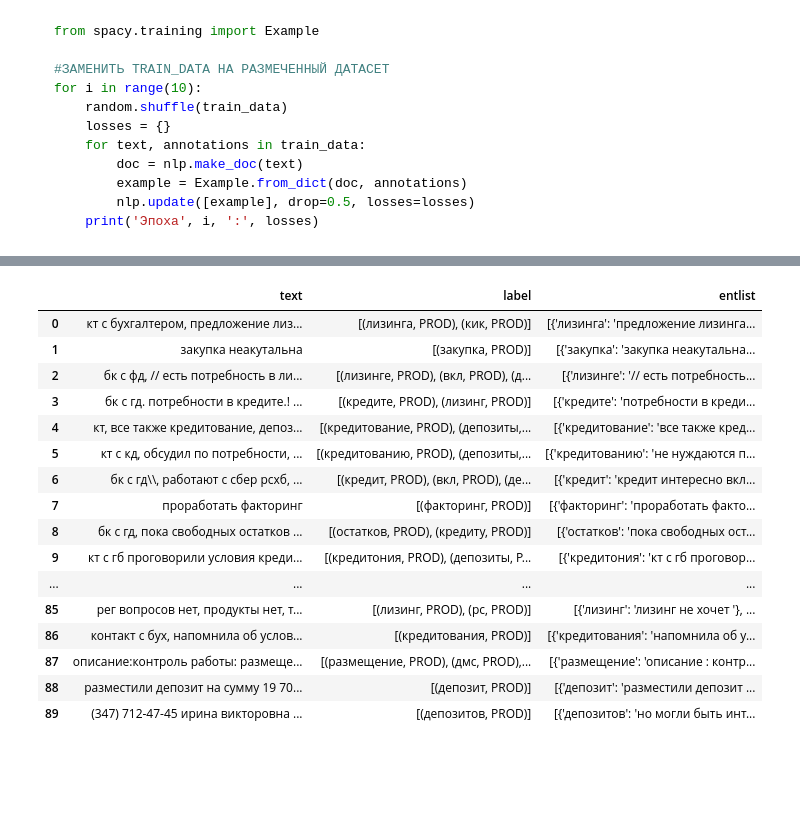
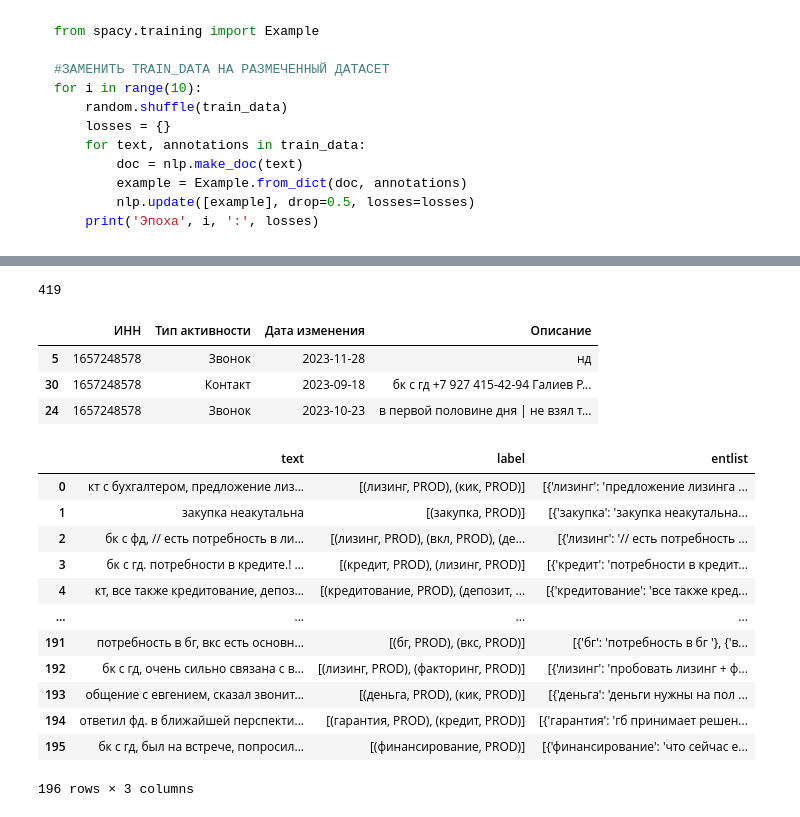
Before and after one commit to ThrallPraudmur/Transformers, a Jupyter notebook: L1ga_Project.ipynb, the cells around one changed output, grey strips where cells are left out. Drawn from its saved outputs; the diff is of its cells as text; code cells hidden in the pictures; blank space fills up the shorter version.

```diff
--- a/L1ga_Project.ipynb
+++ b/L1ga_Project.ipynb
@@ -402,0 +326,17 @@ Average Jaccard Score is 0.37380952380952376
+# %%
+training_data = [
+    ('бк с гд, попросил набрать в пн', {"entities": []})
+    ]
+
+train_examples = []
+for text, annotations in training_data:
+    doc = nlp.make_doc(text)
+    example = Example.from_dict(doc, annotations)
+    train_examples.append(example)
+
+for epoch in range(10):
+    train_examples = shuffle(train_examples)
+    losses = {}
+    for example in train_examples:
+        nlp.update([example], drop = 0.1, losses = losses)
+    print('Эпоха', epoch, ':', losses)
@@ -402,0 +354,2 @@ Average Jaccard Score is 0.37380952380952376
+# %%
+doc = nlp('бк с гд. потребности в кредите.! лизинг нет потребности.')
@@ -403,7 +381,14 @@ Average Jaccard Score is 0.37380952380952376
+# %%
+len(y_pred)
+# %% [output]
+419
 # %%
 # ОСТАВЛЯЕМ ТОЛЬКО СУЩНОСТИ И ИХ ОКРУЖЕНИЕ
-def create_partlist(comment):
+def entlist_to_form(comment):
+    comment = comment.lower()
     partlist = []
+    entlist = []
+    # Пустая строки
     current_part = ''
     doc = nlp(comment)
     for token in doc:
@@ -413,43 +398,39 @@ def create_partlist(comment):
         else:
             current_part += token.text
             current_part += ' '
+    # Если строка НЕ пустая, добавим часть предложения, в список
     if current_part:
         partlist.append(current_part)
-    return partlist
-
-def entity_extract(partlist):
-    entlist = []
+    # Пройдём по ранее заготовленному списку partlist
     for part in partlist:
-        doc = nlp(part)
         for ent in doc.ents:
-            if ent.label_ == 'PROD':
-                entlist.append({ent.text: part}) #ПРИВОДИМ К ФОРМАТУ СУЩНОСТЬ-ЗНАЧЕНИЕ
+            if ent.label_ == 'PROD' and ent.text in part:
+                entlist.append({ent.lemma_: part}) #ПРИВОДИМ К ФОРМАТУ СУЩНОСТЬ-ЗНАЧЕНИЕ
     return entlist
+# %%
+data = pd.read_excel('INN_1657248578.xlsx')
+data.sample(3)
+# %% [output]
+|  | ИНН | Тип активности | Дата изменения | Описание |
+| 5 | 1657248578 | Звонок | 2023-11-28 | нд |
+| 30 | 1657248578 | Контакт | 2023-09-18 | бк с гд +7 927 415-42-94 Галиев Р... |
+| 24 | 1657248578 | Звонок | 2023-10-23 | в первой половине дня | не взял т... |
 # %%
-pd.set_option('display.max_colwidth', None)
-pd.set_option('display.max_rows', None)
-
-data_to_train['partlist'] = data_to_train['text'].apply(create_partlist)
-data_to_train['nlp'] = data_to_train['text'].apply(lambda x: nlp(x))
-data_to_train['label'] = data_to_train['nlp'].apply(lambda x: [(ent.text, ent.label_) for ent in x.ents])
-data_to_train['entlist'] = data_to_train['partlist'].apply(entity_extract)
+data_to_train['label'] = data_to_train['text'].apply(lambda x: [(ent.lemma_, ent.label_) for ent in nlp(x).ents])
+data_to_train['entlist'] = data_to_train['text'].apply(entlist_to_form)
 
 data_to_train[['text', 'label', 'entlist']]
 # %% [output]
 |  | text | label | entlist |
-| 0 | кт с бухгалтером, предложение лиз... | [(лизинга, PROD), (кик, PROD)] | [{'лизинга': 'предложение лизинга... |
+| 0 | кт с бухгалтером, предложение лиз... | [(лизинг, PROD), (кик, PROD)] | [{'лизинг': 'предложение лизинга ... |
 | 1 | закупка неакутальна | [(закупка, PROD)] | [{'закупка': 'закупка неакутальна... |
-| 2 | бк с фд, // есть потребность в ли... | [(лизинге, PROD), (вкл, PROD), (д... | [{'лизинге': '// есть потребность... |
-| 3 | бк с гд. потребности в кредите.! ... | [(кредите, PROD), (лизинг, PROD)] | [{'кредите': 'потребности в креди... |
-| 4 | кт, все также кредитование, депоз... | [(кредитование, PROD), (депозиты,... | [{'кредитование': 'все также кред... |
-| 5 | кт с кд, обсудил по потребности, ... | [(кредитованию, PROD), (депозиты,... | [{'кредитованию': 'не нуждаются п... |
-| 6 | бк с гд\\, работают с сбер рсхб, ... | [(кредит, PROD), (вкл, PROD), (де... | [{'кредит': 'кредит интересно вкл... |
-| 7 | проработать факторинг | [(факторинг, PROD)] | [{'факторинг': 'проработать факто... |
-| 8 | бк с гд, пока свободных остатков ... | [(остатков, PROD), (кредиту, PROD)] | [{'остатков': 'пока свободных ост... |
-| 9 | кт с гб проговорили условия креди... | [(кредитония, PROD), (депозиты, P... | [{'кредитония': 'кт с гб проговор... |
+| 2 | бк с фд, // есть потребность в ли... | [(лизинг, PROD), (вкл, PROD), (де... | [{'лизинг': '// есть потребность ... |
+| 3 | бк с гд. потребности в кредите.! ... | [(кредит, PROD), (лизинг, PROD)] | [{'кредит': 'потребности в кредит... |
+| 4 | кт, все также кредитование, депоз... | [(кредитование, PROD), (депозит, ... | [{'кредитование': 'все также кред... |
 | ... | ... | ... | ... |
-| 85 | рег вопросов нет, продукты нет, т... | [(лизинг, PROD), (рс, PROD)] | [{'лизинг': 'лизинг не хочет '}, ... |
-| 86 | контакт с бух, напомнила об услов... | [(кредитования, PROD)] | [{'кредитования': 'напомнила об у... |
-| 87 | описание:контроль работы: размеще... | [(размещение, PROD), (дмс, PROD),... | [{'размещение': 'описание : контр... |
-| 88 | разместили депозит на сумму 19 70... | [(депозит, PROD)] | [{'депозит': 'разместили депозит ... |
-| 89 | (347) 712-47-45 ирина викторовна ... | [(депозитов, PROD)] | [{'депозитов': 'но могли быть инт... |
+| 191 | потребность в бг, вкс есть основн... | [(бг, PROD), (вкс, PROD)] | [{'бг': 'потребность в бг '}, {'в... |
+| 192 | бк с гд, очень сильно связана с в... | [(лизинг, PROD), (факторинг, PROD)] | [{'лизинг': 'пробовать лизинг + ф... |
+| 193 | общение с евгением, сказал звонит... | [(деньга, PROD), (кик, PROD)] | [{'деньга': 'деньги нужны на пол ... |
+| 194 | ответил фд. в ближайшей перспекти... | [(гарантия, PROD), (кредит, PROD)] | [{'гарантия': 'гб принимает решен... |
+| 195 | бк с гд, был на встрече, попросил... | [(финансирование, PROD)] | [{'финансирование': 'что сейчас е... |
+196 rows × 3 columns
```
Also changed, not shown: parts of 56 cells of this notebook.
